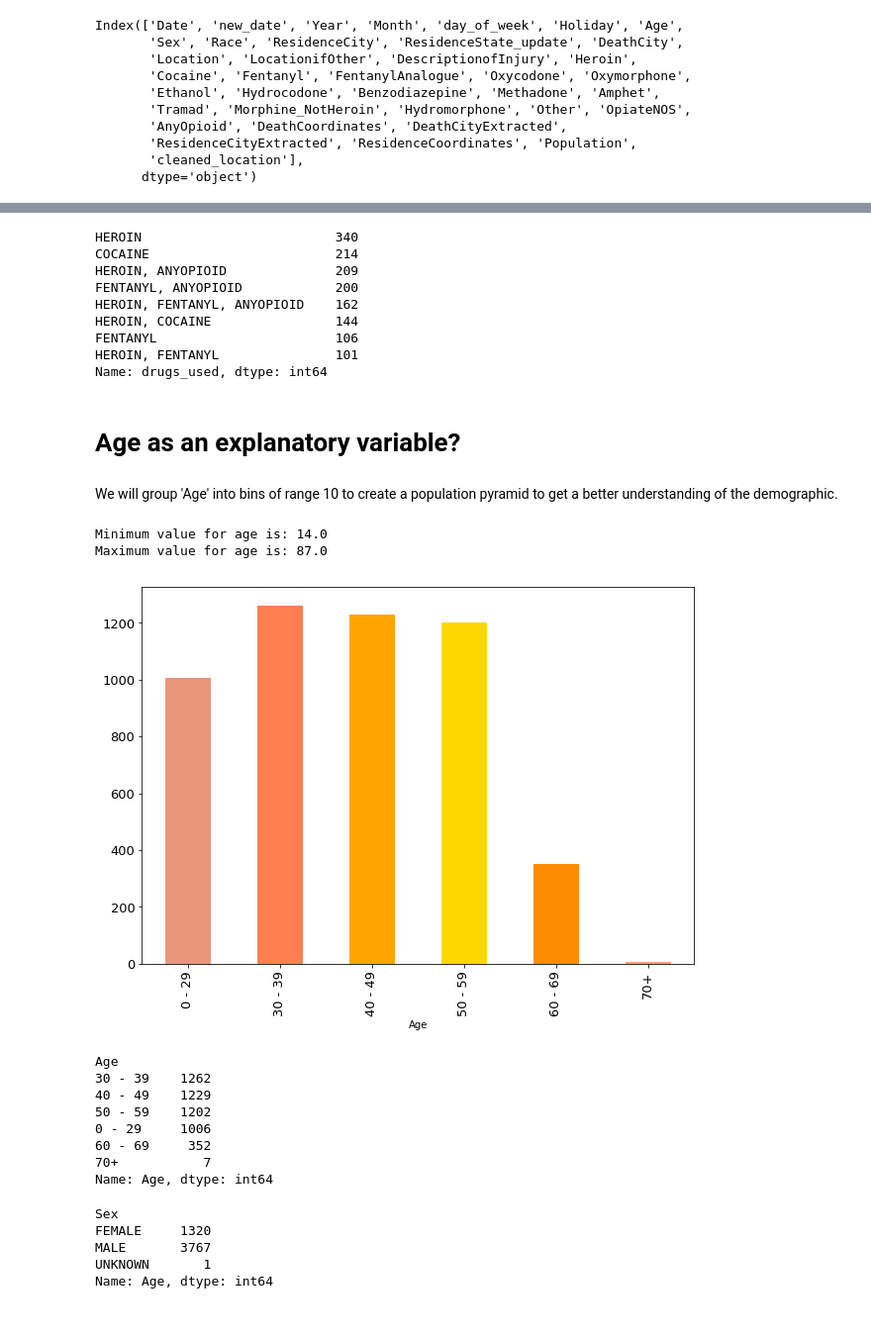
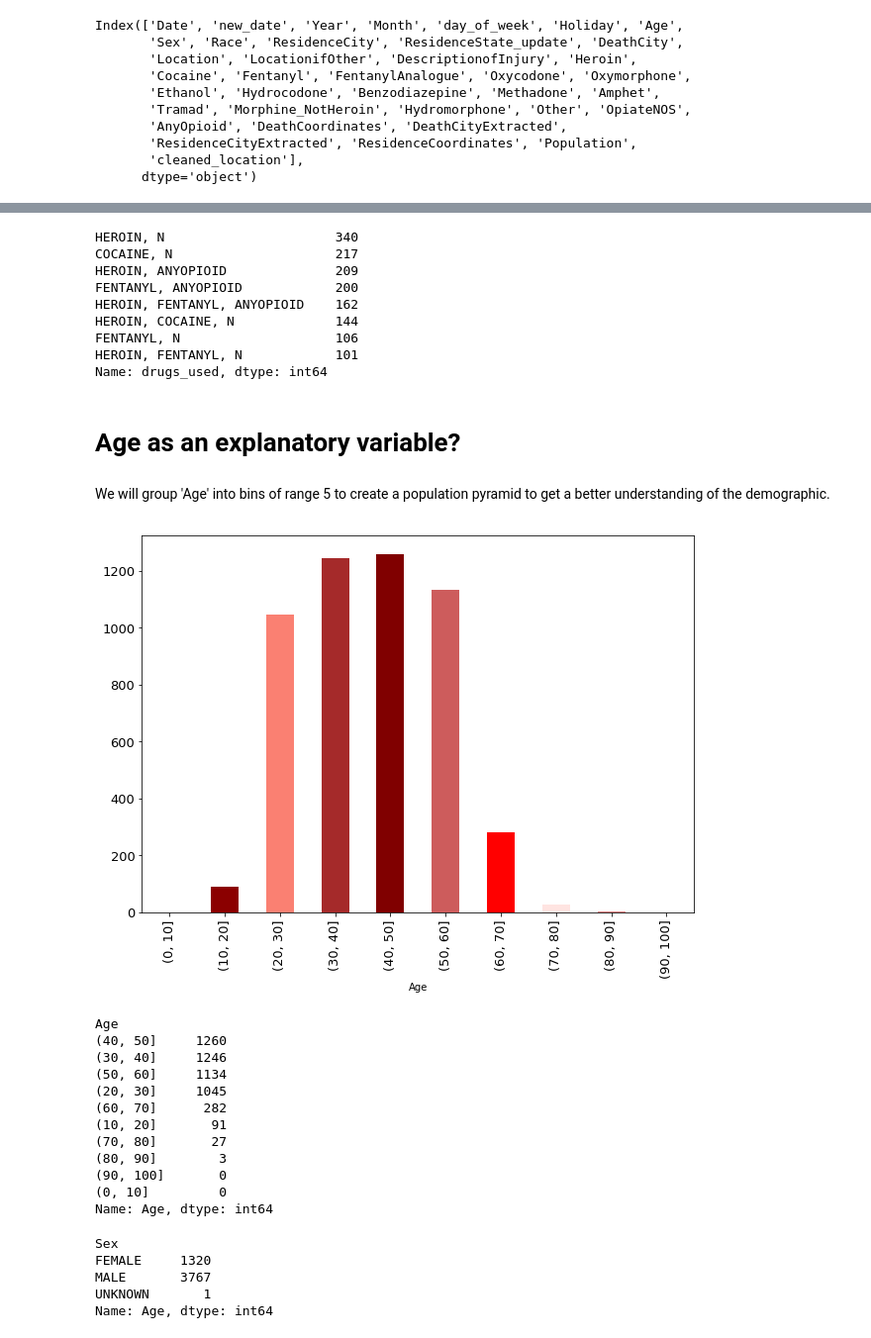
Before and after one commit to kalbond/data_science_term_project, a Jupyter notebook: notebooks/accidental_drug_related_deaths.ipynb, the cells around one changed output, grey strips where cells are left out. Shown at 99% size. Cells and saved outputs as stored; diff of their text form; code cells hidden in the pictures.

```diff
--- a/notebooks/accidental_drug_related_deaths.ipynb
+++ b/notebooks/accidental_drug_related_deaths.ipynb
@@ -371,4 +371,4 @@ for column in add_df.loc[:, 'Heroin':'AnyOpioid']:
 
 add_df.loc[:, 'Heroin':'AnyOpioid'].head()
 
-# add_df.AnyOpioid = add_df.AnyOpioid.fillna('N')
+add_df.AnyOpioid = add_df.AnyOpioid.fillna('N')
@@ -411,43 +404,39 @@ plt.show()
 # %%
 drugs_used_counts.loc[drugs_used_counts > 100]
 # %% [output]
-HEROIN                         340
-COCAINE                        214
+HEROIN, N                      340
+COCAINE, N                     217
 HEROIN, ANYOPIOID              209
 FENTANYL, ANYOPIOID            200
 HEROIN, FENTANYL, ANYOPIOID    162
-HEROIN, COCAINE                144
-FENTANYL                       106
-HEROIN, FENTANYL               101
+HEROIN, COCAINE, N             144
+FENTANYL, N                    106
+HEROIN, FENTANYL, N            101
 Name: drugs_used, dtype: int64
 # %% [markdown]
 # Age as an explanatory variable?
 # %% [markdown]
-We will group 'Age' into bins of range 10 to create a population pyramid to get a better understanding of the demographic.
+We will group 'Age' into bins of range 5 to create a population pyramid to get a better understanding of the demographic.
-# %%
-# Verifying Minimum and Maximum values to determine the range of Age data
-print('Minimum value for age is:', add_df['Age'].min())
-print('Maximum value for age is:', add_df['Age'].max())
-# %% [output]
-Minimum value for age is: 14.0
-Maximum value for age is: 87.0
 # %%
 #Age graph grouped into a population pyramid for an overview
-bins = pd.cut(add_df['Age'], [0, 29, 39, 49, 59, 69, 70], right = True,
-              labels= ['0 - 29', '30 - 39', '40 - 49', '50 - 59', '60 - 69', '70+'])
+bins = pd.cut(add_df['Age'], [0, 10, 20, 30, 40, 50, 60, 70, 80, 90, 100], right=True)
 add_df_Age = add_df.groupby(bins)['Age'].agg('count')
-add_df_Age.plot(kind='bar', figsize = (10,7), fontsize=13, color = ['darksalmon', 'coral', 'orange', 'gold', 'darkorange', 'lightsalmon']);
+add_df_Age.plot(kind='bar', figsize = (10,7), fontsize=13, color = ['red', 'darkred', 'salmon', 'brown', 'maroon', 'indianred', 'r', 'mistyrose', 'lightcoral', 'darksalmon']);
 plt.show()
 add_df_Age.sort_values(ascending = False)
 # %% [output]
-[figure, old version]
+[figure, new version]
 Age
-30 - 39    1262
-40 - 49    1229
-50 - 59    1202
-0 - 29     1006
-60 - 69     352
-70+           7
+(40, 50]     1260
+(30, 40]     1246
+(50, 60]     1134
+(20, 30]     1045
+(60, 70]      282
+(10, 20]       91
+(70, 80]       27
+(80, 90]        3
+(90, 100]       0
+(0, 10]         0
 Name: Age, dtype: int64
 # %%
 # Count differences in Sex
```
Also changed, not shown: parts of 40 cells of this notebook.
